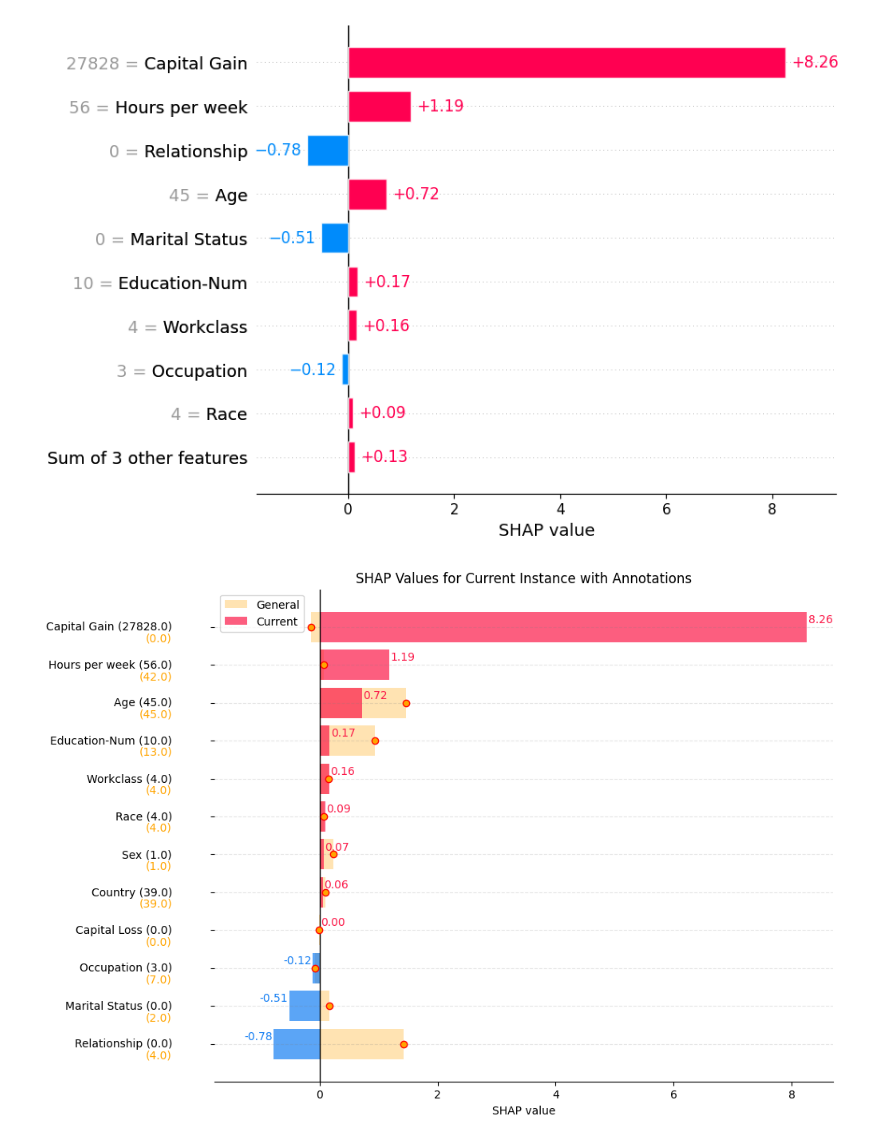
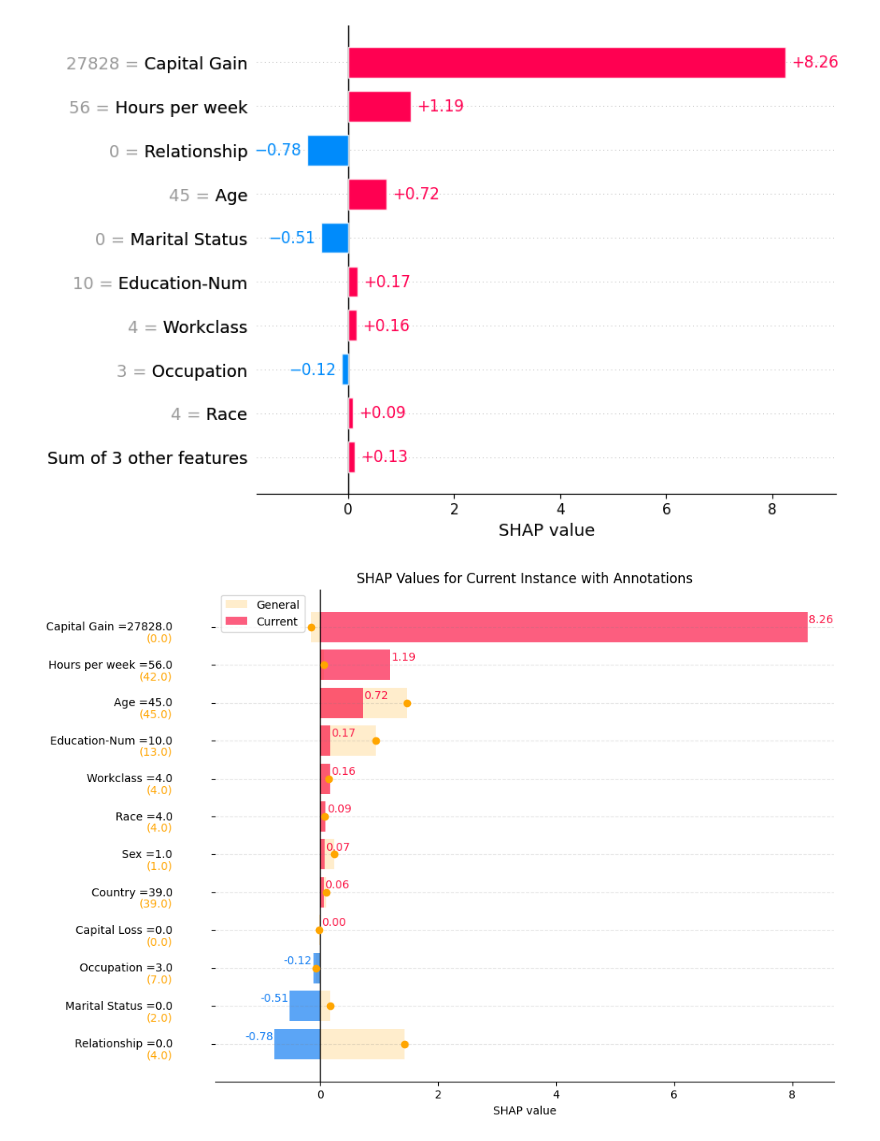
Before and after one commit to Yvonnefanf/ChartCaption, a Jupyter notebook: Data/XAI_outputs/ProtoType_Annoation.ipynb, the cells around one changed output. Cells and saved outputs as stored; diff of their text form; code cells hidden in the pictures.

```diff
--- a/Data/XAI_outputs/ProtoType_Annoation.ipynb
+++ b/Data/XAI_outputs/ProtoType_Annoation.ipynb
@@ -133,7 +133,7 @@ colors = ['#FB1A49' if val >= 0 else '#157FF3' for val in shap_df['current_value
 plt.figure(figsize=(10, 8))
 
 # Plot general SHAP values as a background bar with lower opacity
-plt.barh(shap_df['feature'], shap_df['general_value'], color='orange', alpha=0.3, label='General')
+plt.barh(shap_df['feature'], shap_df['general_value'], color='orange', alpha=0.2, label='General')
 
 # Plot current SHAP values
 plt.barh(shap_df['feature'], shap_df['current_value'], color=colors, alpha=0.7, label='Current')
@@ -143,7 +143,7 @@ plt.axvline(x=0, color='black', linewidth=1)
 
 # Add annotations comparing to the general case
 for idx, row in shap_df.iterrows():
-    plt.scatter([row['general_value']], [idx], color='orange', edgecolors='red', zorder=5)
+    plt.scatter([row['general_value']], [idx], color='orange', edgecolors='orange', zorder=5)
     # plt.text(row['general_value'], idx + 0.4, f"{row['general_value']:.2f}", color='orange')
 
 # Add feature values next to the y-axis and on the bars
@@ -159,32 +159,32 @@ plt.xlabel('SHAP value')
 # Create y-axis labels with feature names and corresponding feature values
 ax = plt.gca()
 
 # Set y-tick labels with custom formatting
 for i, row in shap_df.iterrows():
-    ax.text(-2.5, i, f"{row['feature']} ({row['current_feature_value']:.1f})", va='center', ha='right', color='black', fontsize=10)
+    ax.text(-2.5, i, f"{row['feature']} ={row['current_feature_value']:.1f}", va='center', ha='right', color='black', fontsize=10)
     ax.text(-2.5, i + 0.3, f"({row['general_feature_value']:.1f})", va='center', ha='right', color='orange', fontsize=10)
 
 # Remove the top, right, and left borders
 plt.gca().spines['top'].set_visible(False)
 plt.gca().spines['right'].set_visible(False)
 plt.gca().spines['left'].set_visible(False)
 
 # Invert y-axis to have the highest value on top
 plt.gca().invert_yaxis()
 
 # Add horizontal grid lines with dashed style
 plt.gca().yaxis.grid(True, linestyle='--', which='both', color='gray', alpha=0.2)
 
 # Hide the default y-tick labels
 ax.set_yticklabels([])
 
 # Adjust x-axis limits
 min_value = shap_df['current_value'].min()
 plt.gca().set_xlim(left=min_value - 1)
 
 # Show the legend
 plt.legend()
 
 plt.show()
 # %% [output]
-[figure, old version]
+[figure, new version]
```
Also changed, not shown: 1 other file.
